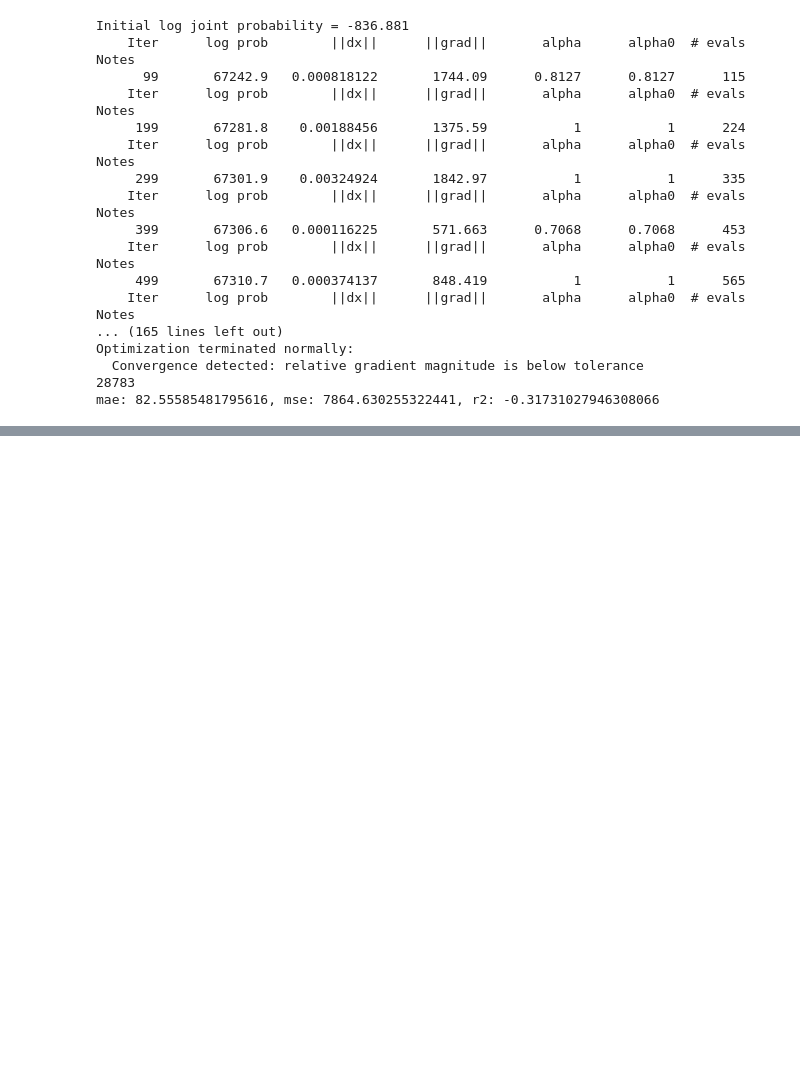
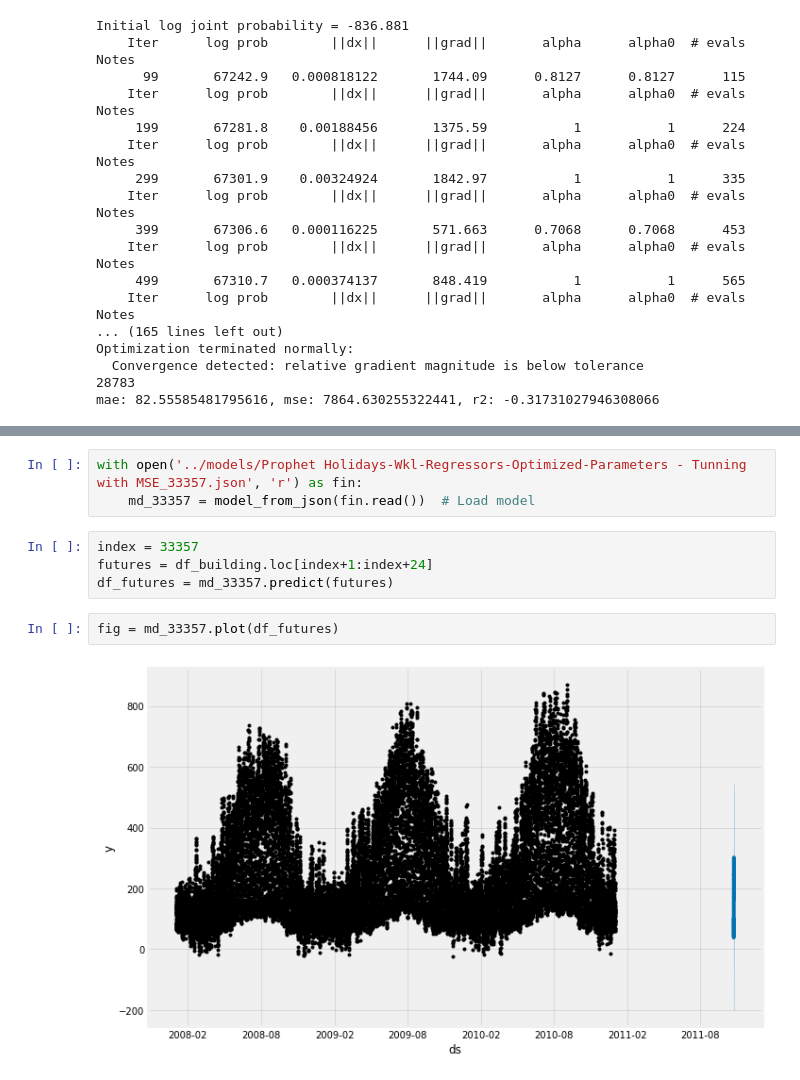
Before and after one commit to erickCantu/TheGreenCitySolutionsGroup, a Jupyter notebook: notebooks/TS_prophet.ipynb, the cells around one changed output, grey strips where cells are left out. Cells and saved outputs as stored; diff of their text form; blank space fills up the shorter version.

Commit message:
Prophet model. Error assesment

```diff
--- a/notebooks/TS_prophet.ipynb
+++ b/notebooks/TS_prophet.ipynb
@@ -613,0 +690,11 @@ mae: 82.55585481795616, mse: 7864.630255322441, r2: -0.31731027946308066
+# %%
+with open('../models/Prophet Holidays-Wkl-Regressors-Optimized-Parameters - Tunning with MSE_33357.json', 'r') as fin:
+    md_33357 = model_from_json(fin.read())  # Load model
+# %%
+index = 33357
+futures = df_building.loc[index+1:index+24]
+df_futures = md_33357.predict(futures)
+# %%
+fig = md_33357.plot(df_futures)
+# %% [output]
+[figure, added]
```
Also changed, not shown: parts of 11 cells of this notebook.
